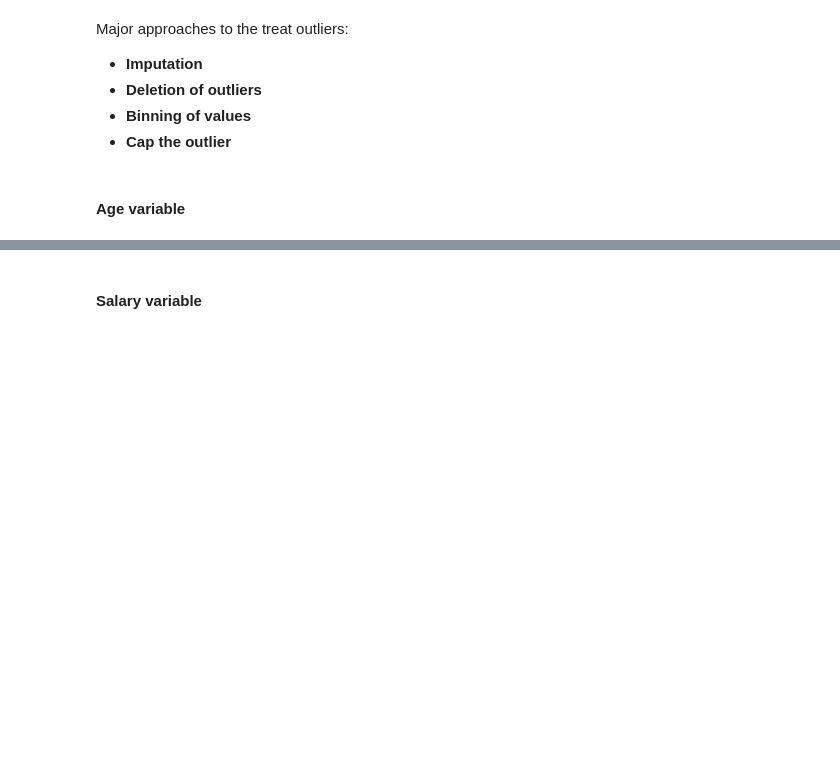
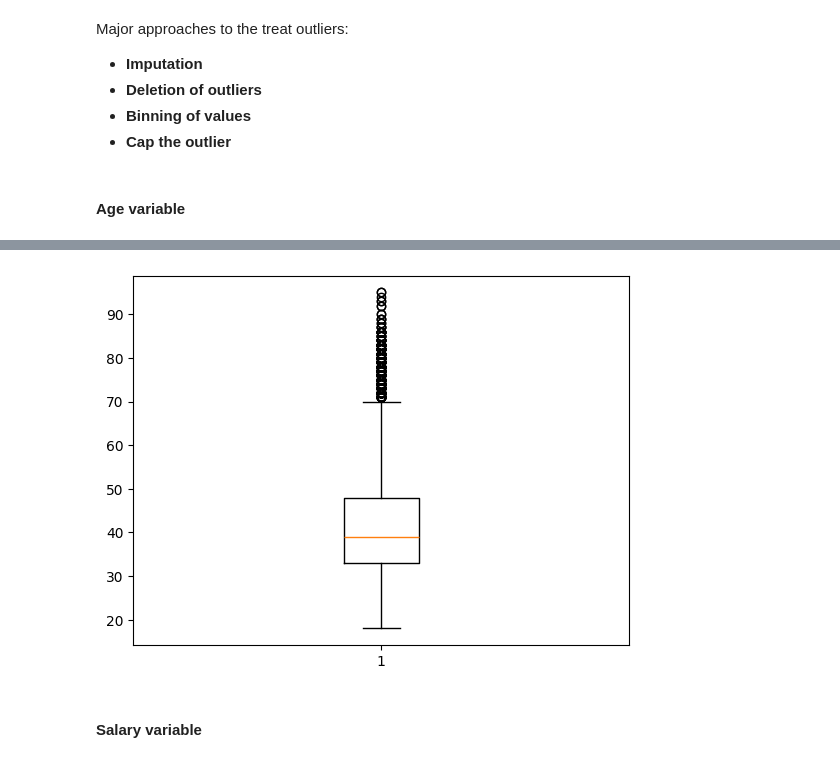
Before and after one commit to AkankshaDwivedi/bank-marketing-campaign, a Jupyter notebook: Bank_Marketing_Campaign_EDA_AD.ipynb, the cells around one changed output, grey strips where cells are left out. Saved outputs shown, nothing was run; the diff lists cells and outputs as text; code cells hidden in the pictures; blank space fills up the shorter version.

```diff
--- a/Bank_Marketing_Campaign_EDA_AD.ipynb
+++ b/Bank_Marketing_Campaign_EDA_AD.ipynb
@@ -211,5 +397,9 @@ Major approaches to the treat outliers:
 # %%
 #plot the boxplot of age variable.
+plt.boxplot(bank_df_1.AGE)
+plt.show()
+# %% [output]
+[figure, added]
 # %% [markdown]
 #### Salary variable
 # %%
```
Also changed, not shown: parts of 35 cells of this notebook.
